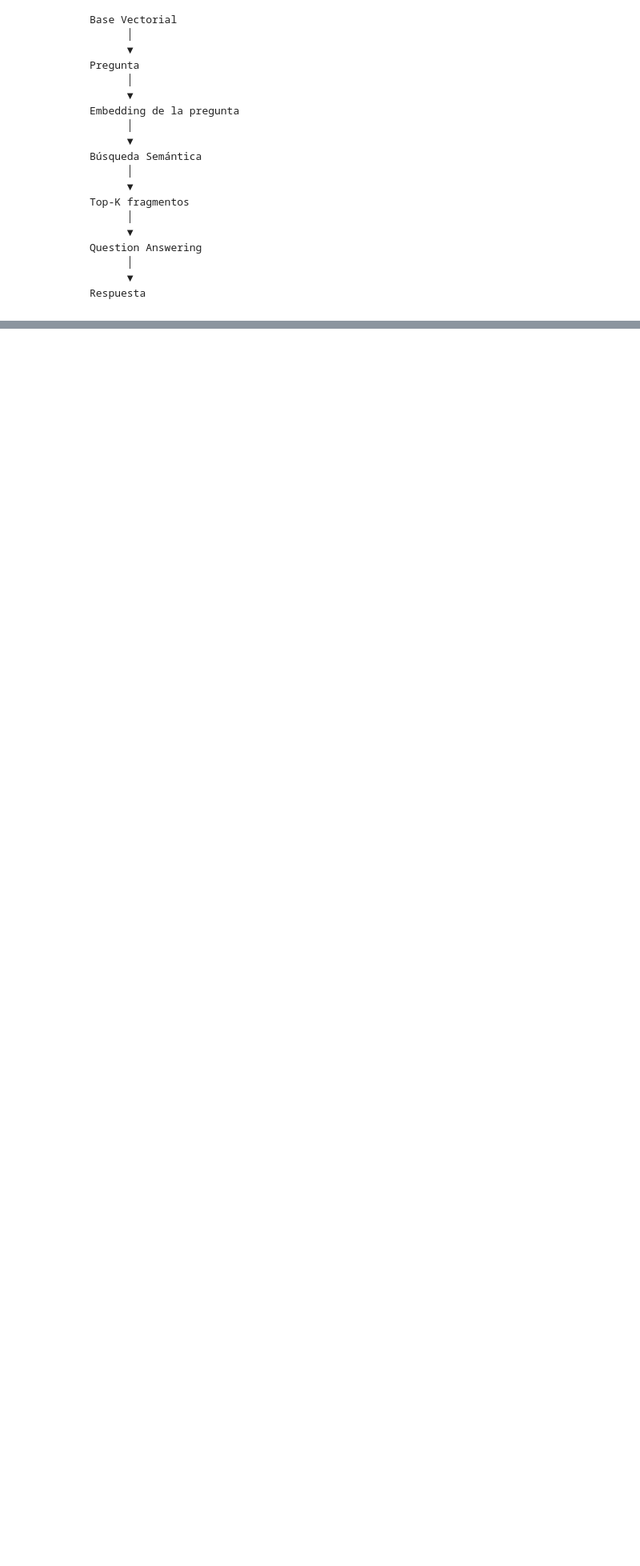
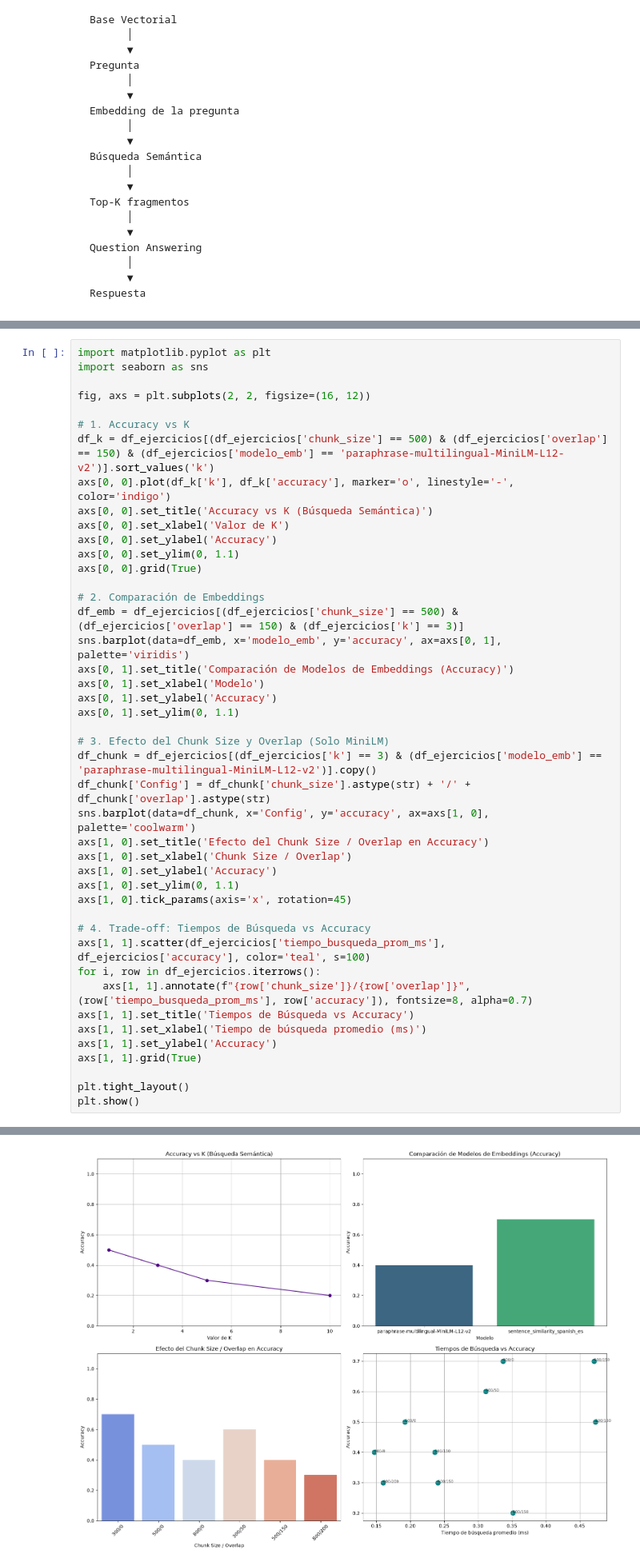
Before and after one commit to abner-rivas/Laboratorio---ML, a Jupyter notebook: laboratorio_ml_qa.ipynb, the cells around one changed output, grey strips where cells are left out. Shown at 80% size. Saved outputs shown, nothing was run; the diff lists cells and outputs as text; blank space fills up the shorter version.

```diff
--- a/laboratorio_ml_qa.ipynb
+++ b/laboratorio_ml_qa.ipynb
@@ -2447,0 +3211,45 @@ Note: you may need to restart the kernel to use updated packages.
+# %%
+import matplotlib.pyplot as plt
+import seaborn as sns
+
+fig, axs = plt.subplots(2, 2, figsize=(16, 12))
+
+# 1. Accuracy vs K
+df_k = df_ejercicios[(df_ejercicios['chunk_size'] == 500) & (df_ejercicios['overlap'] == 150) & (df_ejercicios['modelo_emb'] == 'paraphrase-multilingual-MiniLM-L12-v2')].sort_values('k')
+axs[0, 0].plot(df_k['k'], df_k['accuracy'], marker='o', linestyle='-', color='indigo')
+axs[0, 0].set_title('Accuracy vs K (Búsqueda Semántica)')
+axs[0, 0].set_xlabel('Valor de K')
+axs[0, 0].set_ylabel('Accuracy')
+axs[0, 0].set_ylim(0, 1.1)
+axs[0, 0].grid(True)
+
+# 2. Comparación de Embeddings
+df_emb = df_ejercicios[(df_ejercicios['chunk_size'] == 500) & (df_ejercicios['overlap'] == 150) & (df_ejercicios['k'] == 3)]
+sns.barplot(data=df_emb, x='modelo_emb', y='accuracy', ax=axs[0, 1], palette='viridis')
+axs[0, 1].set_title('Comparación de Modelos de Embeddings (Accuracy)')
+axs[0, 1].set_xlabel('Modelo')
+axs[0, 1].set_ylabel('Accuracy')
+axs[0, 1].set_ylim(0, 1.1)
+
+# 3. Efecto del Chunk Size y Overlap (Solo MiniLM)
+df_chunk = df_ejercicios[(df_ejercicios['k'] == 3) & (df_ejercicios['modelo_emb'] == 'paraphrase-multilingual-MiniLM-L12-v2')].copy()
+df_chunk['Config'] = df_chunk['chunk_size'].astype(str) + '/' + df_chunk['overlap'].astype(str)
+sns.barplot(data=df_chunk, x='Config', y='accuracy', ax=axs[1, 0], palette='coolwarm')
+axs[1, 0].set_title('Efecto del Chunk Size / Overlap en Accuracy')
+axs[1, 0].set_xlabel('Chunk Size / Overlap')
+axs[1, 0].set_ylabel('Accuracy')
+axs[1, 0].set_ylim(0, 1.1)
+axs[1, 0].tick_params(axis='x', rotation=45)
+
+# 4. Trade-off: Tiempos de Búsqueda vs Accuracy
+axs[1, 1].scatter(df_ejercicios['tiempo_busqueda_prom_ms'], df_ejercicios['accuracy'], color='teal', s=100)
+for i, row in df_ejercicios.iterrows():
+    axs[1, 1].annotate(f"{row['chunk_size']}/{row['overlap']}", (row['tiempo_busqueda_prom_ms'], row['accuracy']), fontsize=8, alpha=0.7)
+axs[1, 1].set_title('Tiempos de Búsqueda vs Accuracy')
+axs[1, 1].set_xlabel('Tiempo de búsqueda promedio (ms)')
+axs[1, 1].set_ylabel('Accuracy')
+axs[1, 1].grid(True)
+
+plt.tight_layout()
+plt.show()
+# %% [output]
@@ -2447,0 +3263 @@ Note: you may need to restart the kernel to use updated packages.
+[figure, added]
```
Also changed, not shown: parts of 56 cells of this notebook.
